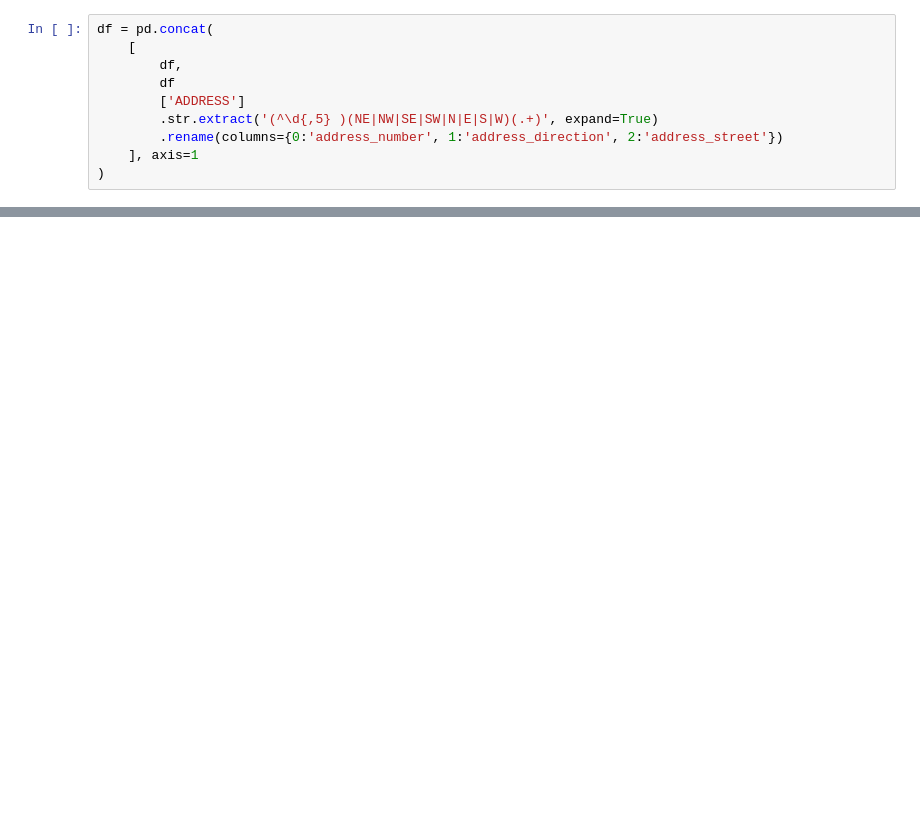
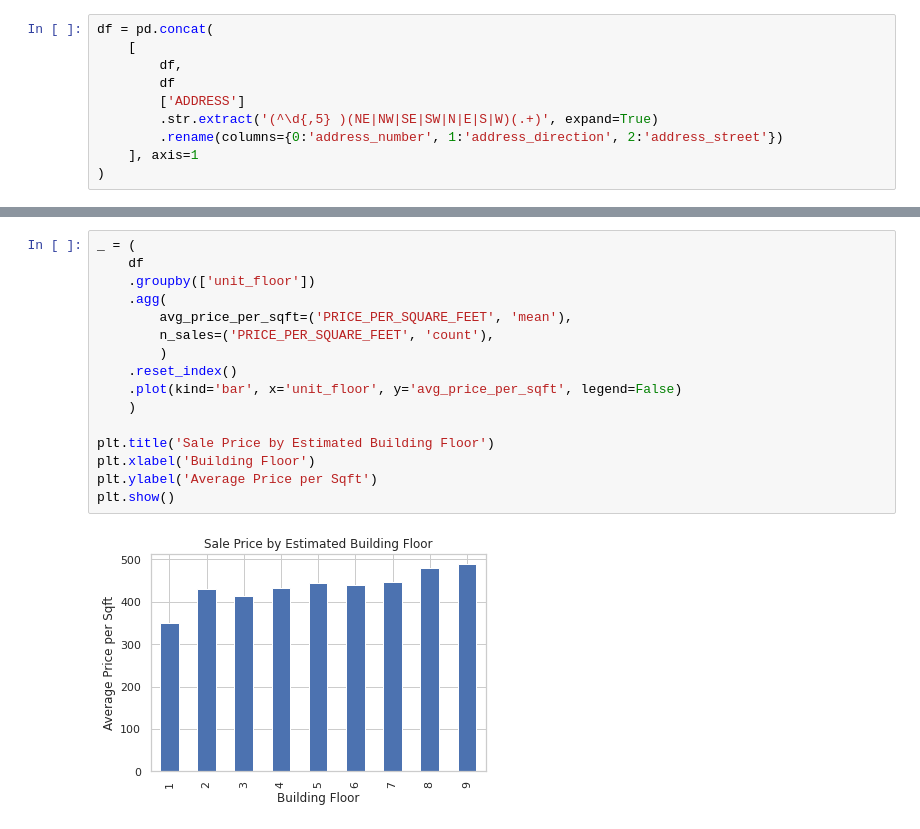
Before and after one commit to buchmayne/condo, a Jupyter notebook: EDA.ipynb, the cells around one changed output, grey strips where cells are left out. Drawn from its saved outputs; the diff is of its cells as text; blank space fills up the shorter version.

```diff
--- a/EDA.ipynb
+++ b/EDA.ipynb
@@ -166,0 +192,18 @@ unit_floor_joiner = (
+# %%
+_ = (
+    df
+    .groupby(['unit_floor'])
+    .agg(
+        avg_price_per_sqft=('PRICE_PER_SQUARE_FEET', 'mean'),
+        n_sales=('PRICE_PER_SQUARE_FEET', 'count'),
+        )
+    .reset_index()
+    .plot(kind='bar', x='unit_floor', y='avg_price_per_sqft', legend=False)
+    )
+
+plt.title('Sale Price by Estimated Building Floor')
+plt.xlabel('Building Floor')
+plt.ylabel('Average Price per Sqft')
+plt.show()
+# %% [output]
+[figure, added]
```
Also changed, not shown: parts of 7 cells of this notebook.
